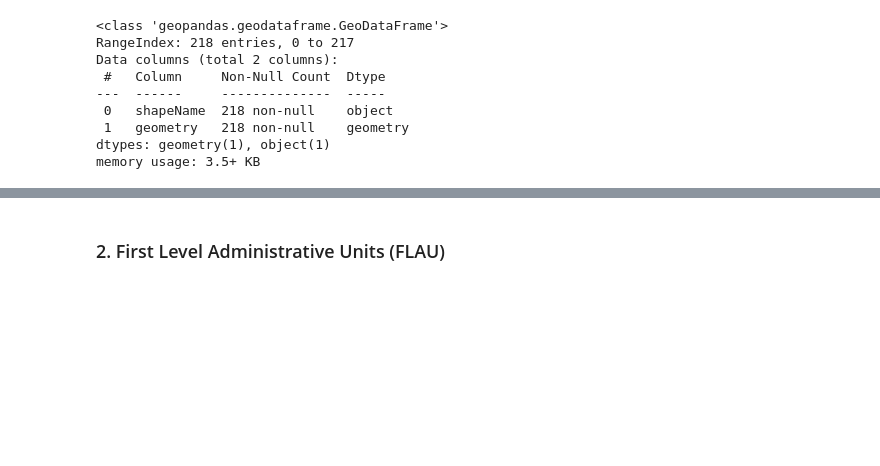
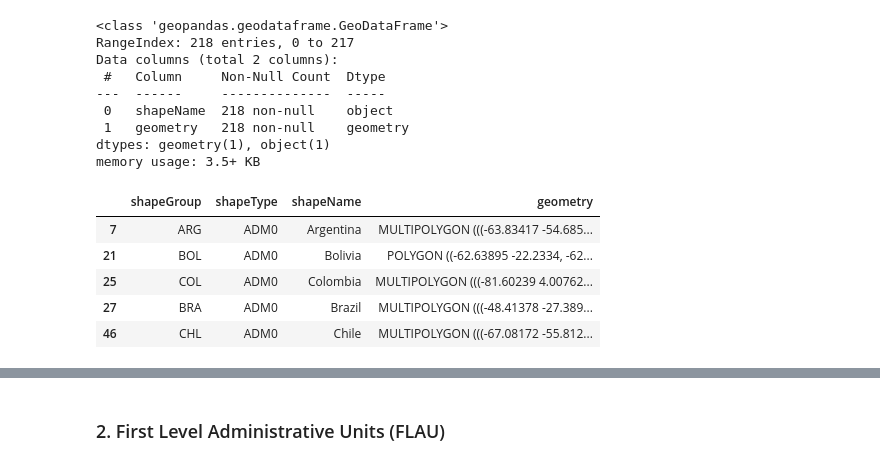
Before and after one commit to CarlosMendez1997Col/GeoDatabases-And-Cloud-Computing-For-Water-Resources-Management, a Jupyter notebook: 1-Creation Geodatabase/Download_and_Geoprocessing_Databases_in_Google_Colab.ipynb, the cells around one changed output, grey strips where cells are left out. Drawn from its saved outputs; the diff is of its cells as text; code cells hidden in the pictures; blank space fills up the shorter version.

```diff
--- a/1-Creation Geodatabase/Download_and_Geoprocessing_Databases_in_Google_Colab.ipynb
+++ b/1-Creation Geodatabase/Download_and_Geoprocessing_Databases_in_Google_Colab.ipynb
@@ -167,4 +178,15 @@ Data columns (total 2 columns):
  1   geometry   218 non-null    geometry
 dtypes: geometry(1), object(1)
 memory usage: 3.5+ KB
+# %%
+SA_countries =  ['Argentina', 'Bolivia', 'Brazil', 'Chile', 'Colombia', 'Ecuador', 'Guyana', 'French Guiana','Paraguay', 'Peru', 'Suriname', 'Uruguay', 'Venezuela']
+SACB_SA = SACB[SACB['shapeName'].isin(SA_countries)]
+SACB_SA.head()
+# %% [output]
+|  | shapeGroup | shapeType | shapeName | geometry |
+| 7 | ARG | ADM0 | Argentina | MULTIPOLYGON (((-63.83417 -54.685... |
+| 21 | BOL | ADM0 | Bolivia | POLYGON ((-62.63895 -22.2334, -62... |
+| 25 | COL | ADM0 | Colombia | MULTIPOLYGON (((-81.60239 4.00762... |
+| 27 | BRA | ADM0 | Brazil | MULTIPOLYGON (((-48.41378 -27.389... |
+| 46 | CHL | ADM0 | Chile | MULTIPOLYGON (((-67.08172 -55.812... |
 # %%
```
Also changed, not shown: parts of 2 cells of this notebook.
